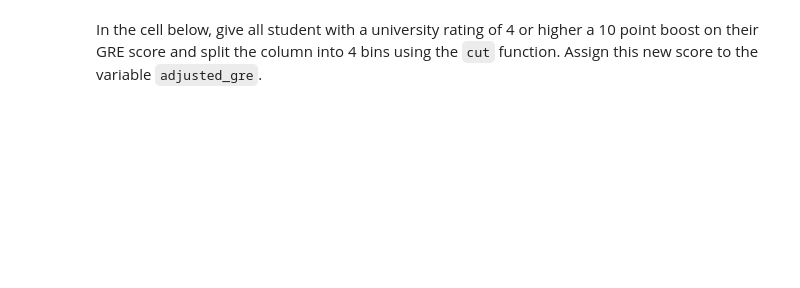
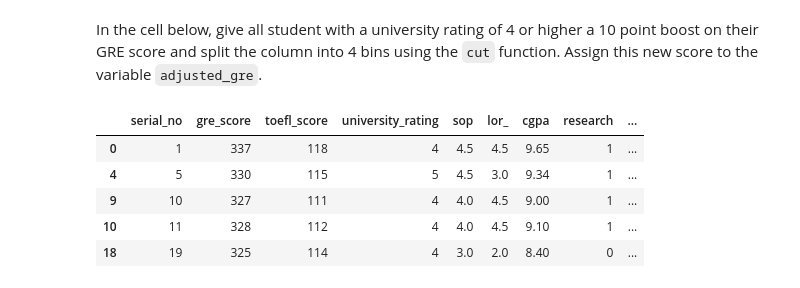
Before and after one commit to Marinasel86/lab-advanced-pandas, a Jupyter notebook: your-code/main.ipynb, the cells around one changed output. Saved outputs shown, nothing was run; the diff lists cells and outputs as text; code cells hidden in the pictures; blank space fills up the shorter version.

```diff
--- a/your-code/main.ipynb
+++ b/your-code/main.ipynb
@@ -309,0 +325,9 @@ In the cell below, give all student with a university rating of 4 or higher a 10
+# %%
+admissions_new[admissions_new['university_rating'] >= 4].head()
+# %% [output]
+|  | serial_no | gre_score | toefl_score | university_rating | sop | lor_ | cgpa | research | ... |
+| 0 | 1 | 337 | 118 | 4 | 4.5 | 4.5 | 9.65 | 1 | ... |
+| 4 | 5 | 330 | 115 | 5 | 4.5 | 3.0 | 9.34 | 1 | ... |
+| 9 | 10 | 327 | 111 | 4 | 4.0 | 4.5 | 9.00 | 1 | ... |
+| 10 | 11 | 328 | 112 | 4 | 4.0 | 4.5 | 9.10 | 1 | ... |
+| 18 | 19 | 325 | 114 | 4 | 3.0 | 2.0 | 8.40 | 0 | ... |
```
Also changed, not shown: parts of 11 cells of this notebook.
